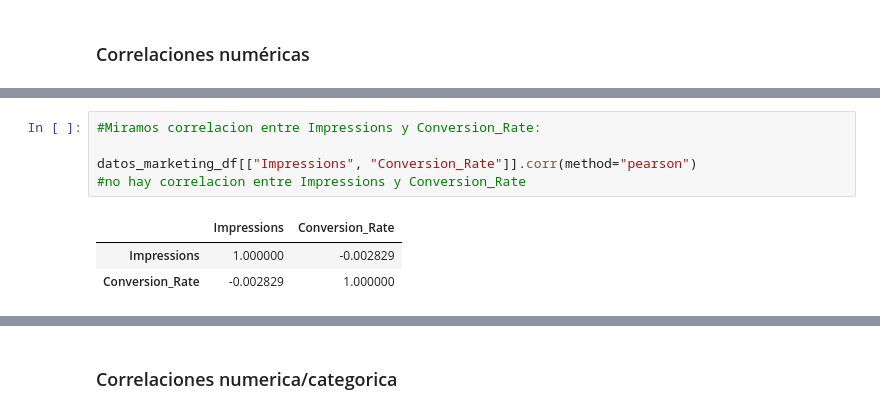
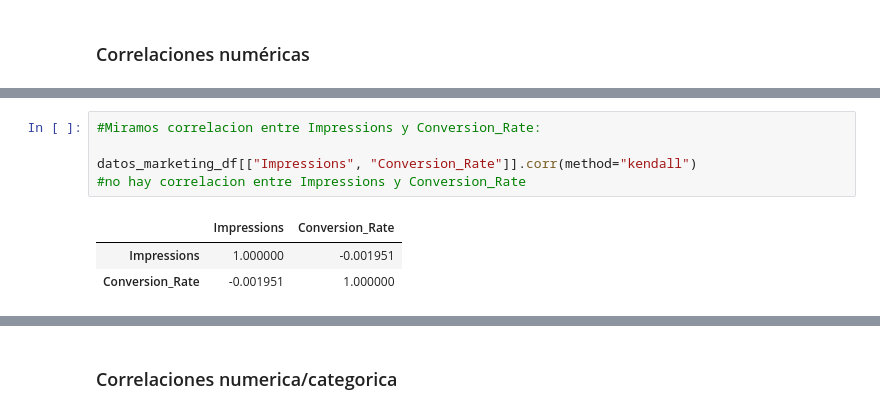
Before and after one commit to noaGAARCIIA/master-analitica-datos-noa-garcia, a Jupyter notebook: analisis_datos.ipynb, the cells around one changed output, grey strips where cells are left out. Cells and saved outputs as stored; diff of their text form.

```diff
--- a/analisis_datos.ipynb
+++ b/analisis_datos.ipynb
@@ -65,12 +81,12 @@ datos_marketing_df[["Clicks", "Conversion_Rate"]].corr(method="pearson")
 # %%
 #Miramos correlacion entre Impressions y Conversion_Rate:
 
-datos_marketing_df[["Impressions", "Conversion_Rate"]].corr(method="pearson")
+datos_marketing_df[["Impressions", "Conversion_Rate"]].corr(method="kendall")
 #no hay correlacion entre Impressions y Conversion_Rate
 # %% [output]
 |  | Impressions | Conversion_Rate |
-| Impressions | 1.000000 | -0.002829 |
-| Conversion_Rate | -0.002829 | 1.000000 |
+| Impressions | 1.000000 | -0.001951 |
+| Conversion_Rate | -0.001951 | 1.000000 |
 # %%
 #Miramos correlacion entre Engagement_Score y Conversion_Rate:
 
```
Also changed, not shown: parts of 29 cells of this notebook, 6 other files.
